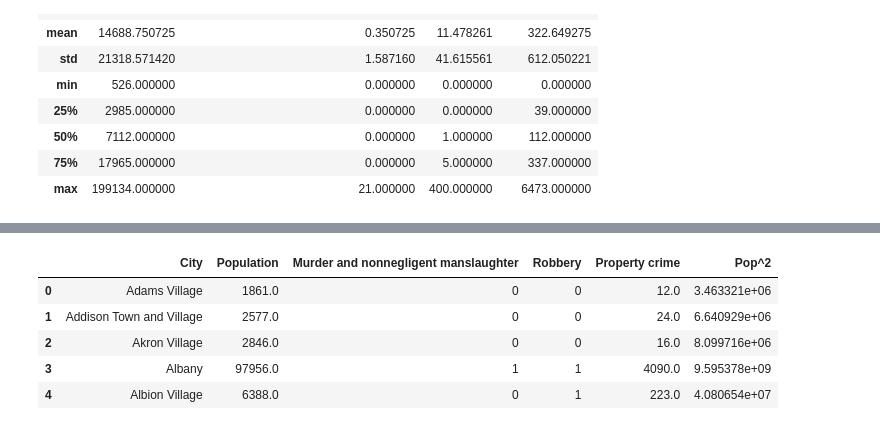
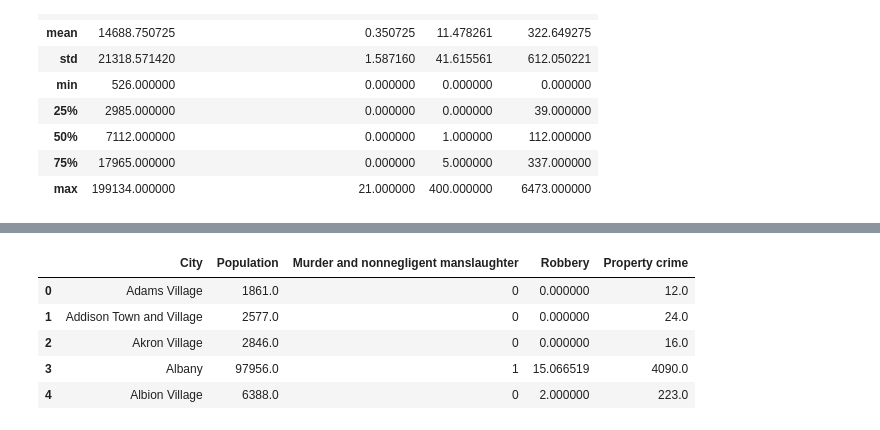
Before and after one commit to tjeffkessler/thinkful_dsflex, a Jupyter notebook: NY Crime 2013 Regression Analysis.ipynb, the cells around one changed output, grey strips where cells are left out. Drawn from its saved outputs; the diff is of its cells as text; code cells hidden in the pictures.

```diff
--- a/NY Crime 2013 Regression Analysis.ipynb
+++ b/NY Crime 2013 Regression Analysis.ipynb
@@ -101,12 +120,13 @@ plt.show()
 # %%
 #Create features for population squared and for the categorical versions murder and robbery
-pc_df['Pop^2'] = pc_df['Population'].apply(lambda x: x**2)
-pc_df[[murder, 'Robbery']] = pc_df[[murder, 'Robbery']].applymap(lambda x: 1 if x>0 else 0)
+pc_df[murder] = pc_df[murder].apply(lambda x:  1 if x>0 else 0)
+pc_df['Robbery'] = np.sqrt(pc_df['Robbery'])
+
 pc_df.head()
 # %% [output]
-|  | City | Population | Murder and nonnegligent manslaughter | Robbery | Property crime | Pop^2 |
-| 0 | Adams Village | 1861.0 | 0 | 0 | 12.0 | 3.463321e+06 |
-| 1 | Addison Town and Village | 2577.0 | 0 | 0 | 24.0 | 6.640929e+06 |
-| 2 | Akron Village | 2846.0 | 0 | 0 | 16.0 | 8.099716e+06 |
-| 3 | Albany | 97956.0 | 1 | 1 | 4090.0 | 9.595378e+09 |
-| 4 | Albion Village | 6388.0 | 0 | 1 | 223.0 | 4.080654e+07 |
+|  | City | Population | Murder and nonnegligent manslaughter | Robbery | Property crime |
+| 0 | Adams Village | 1861.0 | 0 | 0.000000 | 12.0 |
+| 1 | Addison Town and Village | 2577.0 | 0 | 0.000000 | 24.0 |
+| 2 | Akron Village | 2846.0 | 0 | 0.000000 | 16.0 |
+| 3 | Albany | 97956.0 | 1 | 15.066519 | 4090.0 |
+| 4 | Albion Village | 6388.0 | 0 | 2.000000 | 223.0 |
```
Also changed, not shown: parts of 10 cells of this notebook.
